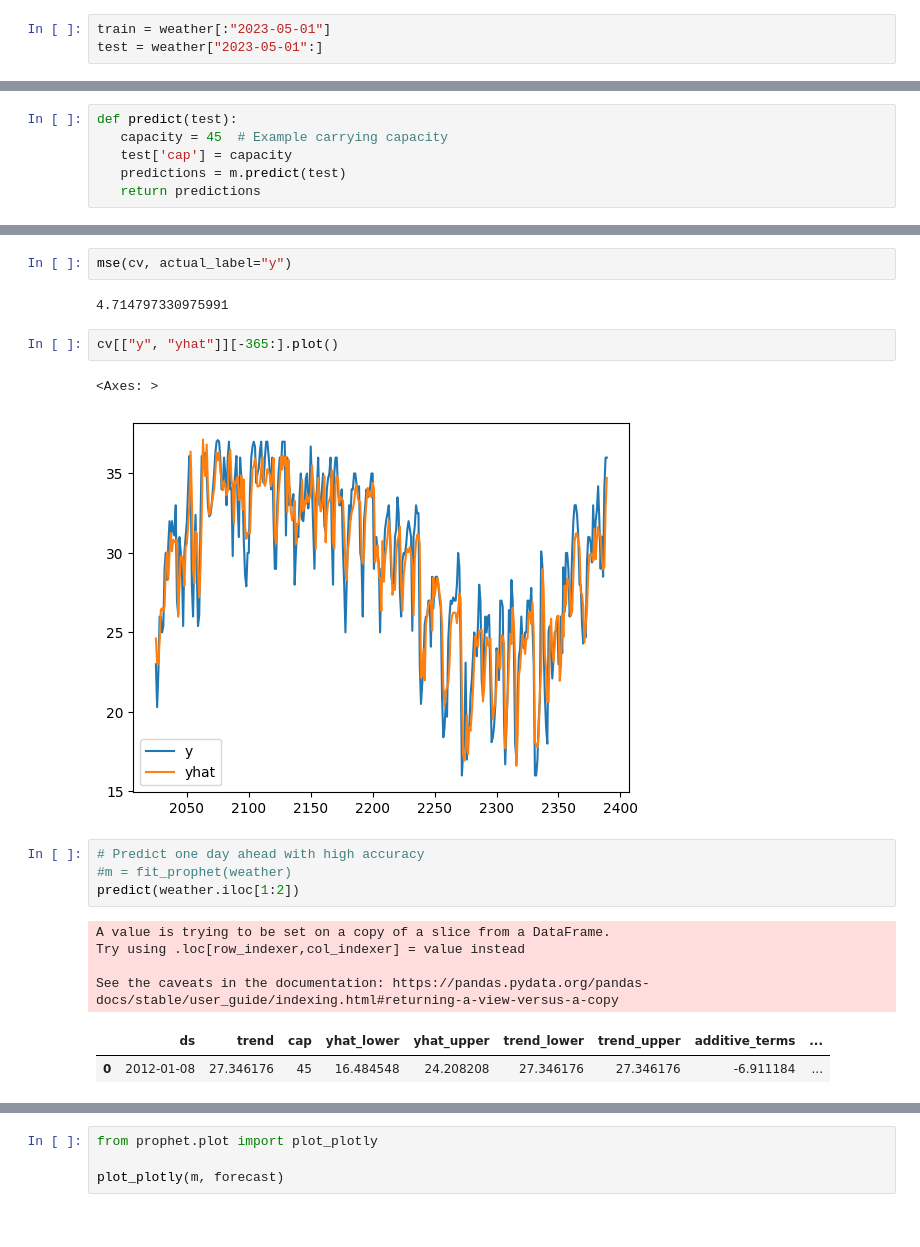
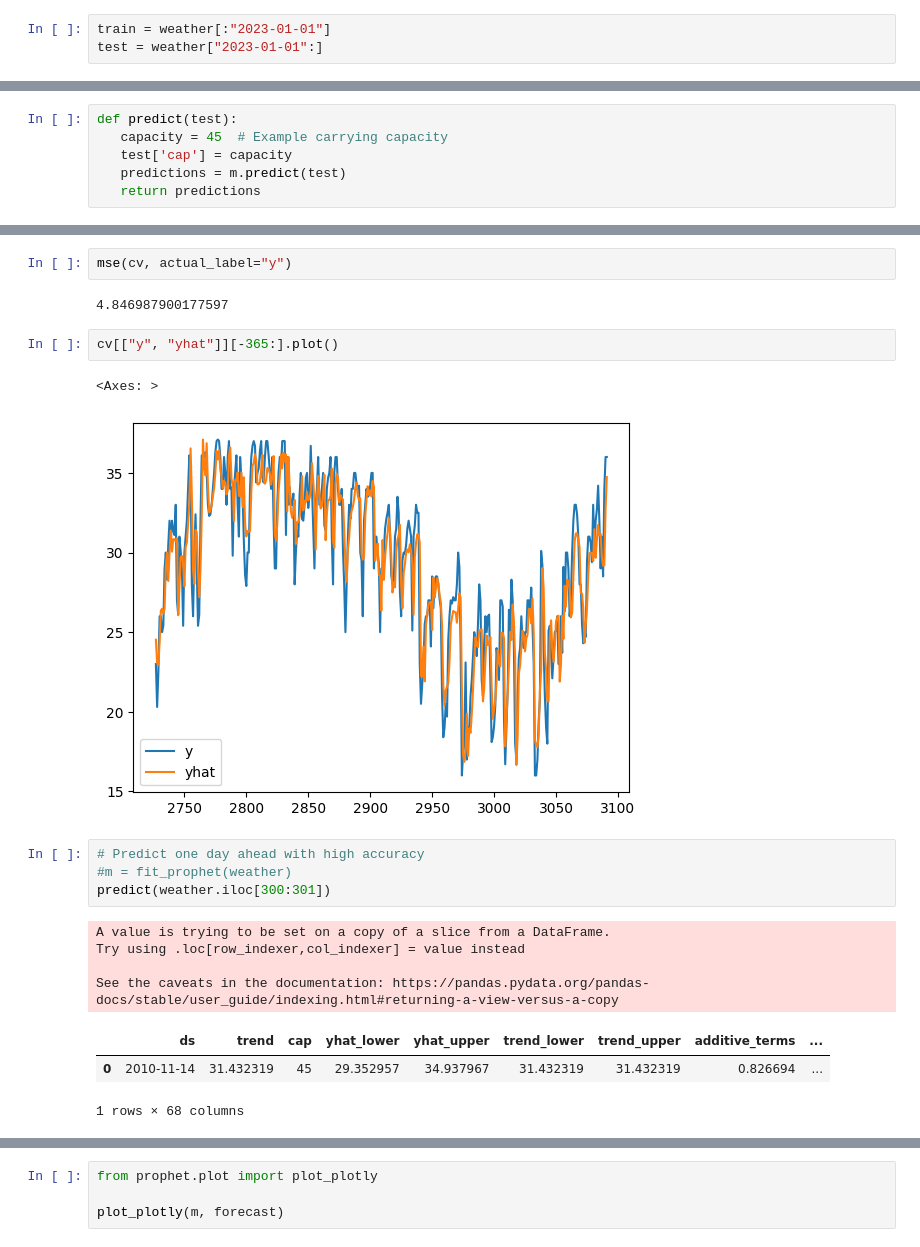
Before and after one commit to 22022658NguyenTienKhoi/13-Weather-Forecast, a Jupyter notebook: untitled1.ipynb, the cells around one changed output, grey strips where cells are left out. Drawn from its saved outputs; the diff is of its cells as text.

```diff
--- a/untitled1.ipynb
+++ b/untitled1.ipynb
@@ -133,8 +131,8 @@ X does not have valid feature names, but IsolationForest was fitted with feature
 # %%
 weather = weather[anomaly_labels == 1]
 # %%
-train = weather[:"2023-05-01"]
-test = weather["2023-05-01":]
+train = weather[:"2023-01-01"]
+test = weather["2023-01-01":]
 # %%
 train
 # %% [output]
@@ -290,22 +289,23 @@ INFO:cmdstanpy:Chain [1] done processing
 # %%
 mse(cv, actual_label="y")
 # %% [output]
-4.714797330975991
+4.846987900177597
 # %%
 cv[["y", "yhat"]][-365:].plot()
 # %% [output]
 <Axes: >
-[figure, old version]
+[figure, new version]
 # %%
 # Predict one day ahead with high accuracy
 #m = fit_prophet(weather)
-predict(weather.iloc[1:2])
+predict(weather.iloc[300:301])
 # %% [output]
 A value is trying to be set on a copy of a slice from a DataFrame.
 Try using .loc[row_indexer,col_indexer] = value instead
 
 See the caveats in the documentation: https://pandas.pydata.org/pandas-docs/stable/user_guide/indexing.html#returning-a-view-versus-a-copy
 |  | ds | trend | cap | yhat_lower | yhat_upper | trend_lower | trend_upper | additive_terms | ... |
-| 0 | 2012-01-08 | 27.346176 | 45 | 16.484548 | 24.208208 | 27.346176 | 27.346176 | -6.911184 | ... |
+| 0 | 2010-11-14 | 31.432319 | 45 | 29.352957 | 34.937967 | 31.432319 | 31.432319 | 0.826694 | ... |
+1 rows × 68 columns
 # %%
 # Predict multiple days ahead with lower accuracy
```
Also changed, not shown: parts of 14 cells of this notebook.
